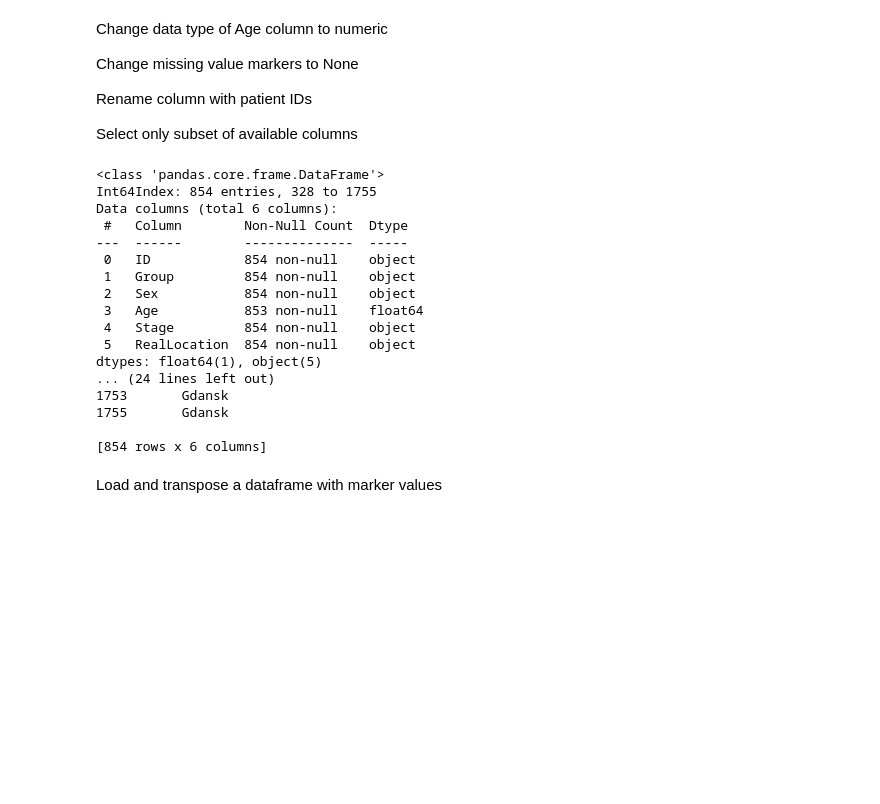
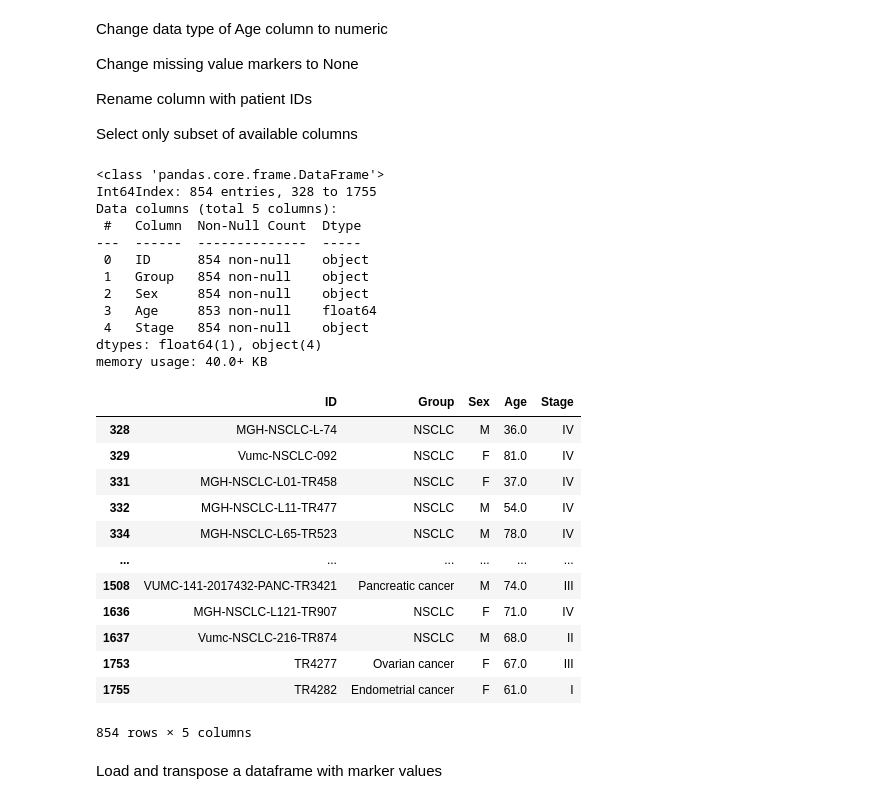
Before and after one commit to DariuszMech/Cancer-stage-prediction, a Jupyter notebook: notebooks/data_preparation.ipynb, the cells around one changed output. Drawn from its saved outputs; the diff is of its cells as text; code cells hidden in the pictures; blank space fills up the shorter version.

```diff
--- a/notebooks/data_preparation.ipynb
+++ b/notebooks/data_preparation.ipynb
@@ -102,38 +102,45 @@ Select only subset of available columns
 # %%
 patients['Age'] = pd.to_numeric(patients['Age'], errors='coerce')
 patients.loc[patients['Sex'] == 'n.a.', 'Sex'] = None
 patients = patients.rename(columns={'Sample.ID': 'ID'})
 
 cols = [
     'ID',
     'Group',
     'Sex',
     'Age',
-    'Stage',
-    'RealLocation'
+    'Stage'
 ]
 patients = patients.loc[:, cols]
 patients.info()
 
-print(patients)
+patients
 # %% [output]
 <class 'pandas.core.frame.DataFrame'>
 Int64Index: 854 entries, 328 to 1755
-Data columns (total 6 columns):
- #   Column        Non-Null Count  Dtype
----  ------        --------------  -----
- 0   ID            854 non-null    object
- 1   Group         854 non-null    object
- 2   Sex           854 non-null    object
- 3   Age           853 non-null    float64
- 4   Stage         854 non-null    object
- 5   RealLocation  854 non-null    object
-dtypes: float64(1), object(5)
-... (24 lines left out)
-1753       Gdansk
-1755       Gdansk
-
-[854 rows x 6 columns]
+Data columns (total 5 columns):
+ #   Column  Non-Null Count  Dtype
+---  ------  --------------  -----
+ 0   ID      854 non-null    object
+ 1   Group   854 non-null    object
+ 2   Sex     854 non-null    object
+ 3   Age     853 non-null    float64
+ 4   Stage   854 non-null    object
+dtypes: float64(1), object(4)
+memory usage: 40.0+ KB
+|  | ID | Group | Sex | Age | Stage |
+| 328 | MGH-NSCLC-L-74 | NSCLC | M | 36.0 | IV |
+| 329 | Vumc-NSCLC-092 | NSCLC | F | 81.0 | IV |
+| 331 | MGH-NSCLC-L01-TR458 | NSCLC | F | 37.0 | IV |
+| 332 | MGH-NSCLC-L11-TR477 | NSCLC | M | 54.0 | IV |
+| 334 | MGH-NSCLC-L65-TR523 | NSCLC | M | 78.0 | IV |
+| ... | ... | ... | ... | ... | ... |
+| 1508 | VUMC-141-2017432-PANC-TR3421 | Pancreatic cancer | M | 74.0 | III |
+| 1636 | MGH-NSCLC-L121-TR907 | NSCLC | F | 71.0 | IV |
+| 1637 | Vumc-NSCLC-216-TR874 | NSCLC | M | 68.0 | II |
+| 1753 | TR4277 | Ovarian cancer | F | 67.0 | III |
+| 1755 | TR4282 | Endometrial cancer | F | 61.0 | I |
+854 rows × 5 columns
 # %% [markdown]
 Load and transpose a dataframe with marker values
 # %%
```
Also changed, not shown: parts of 9 cells of this notebook.
